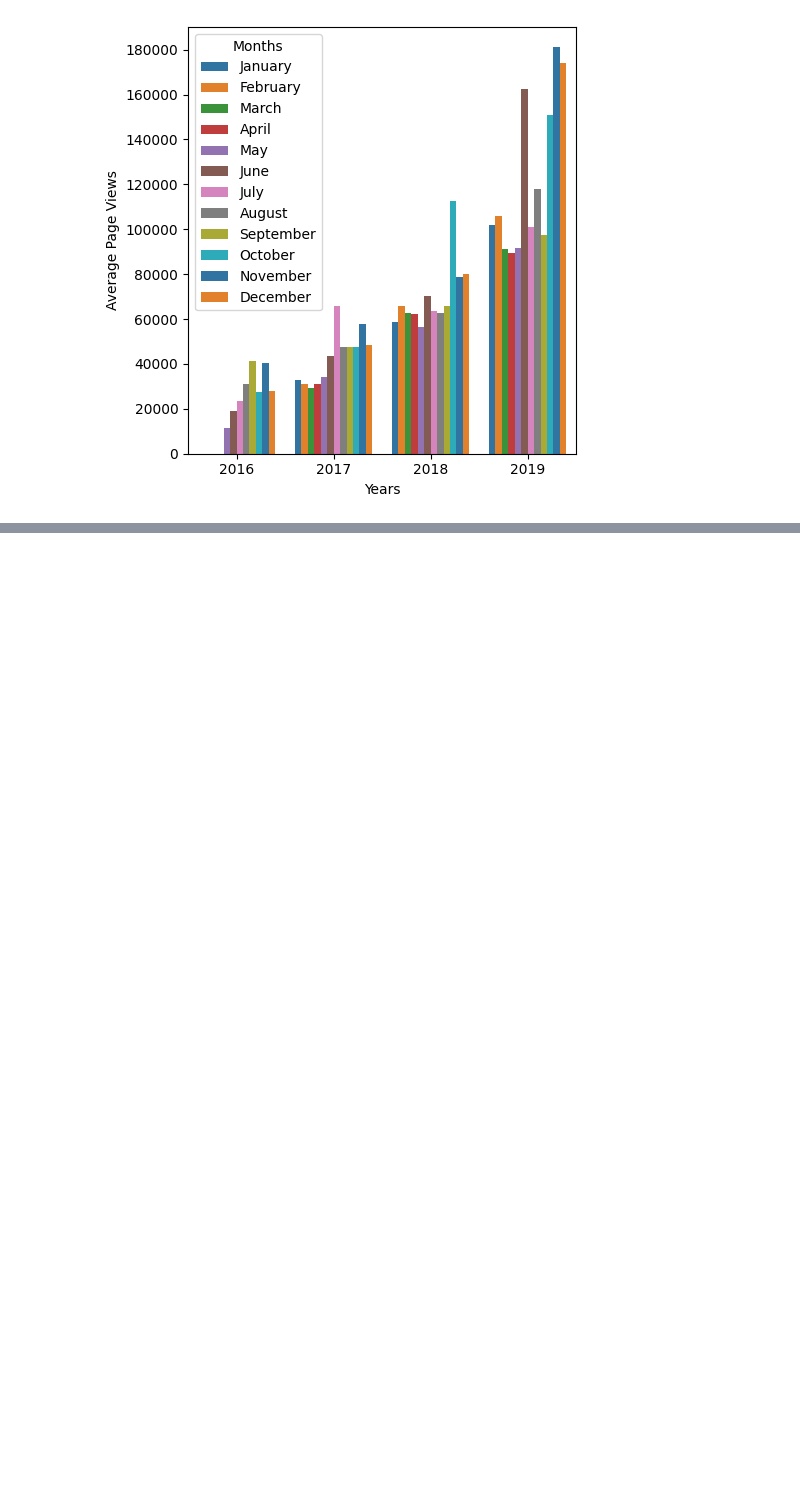
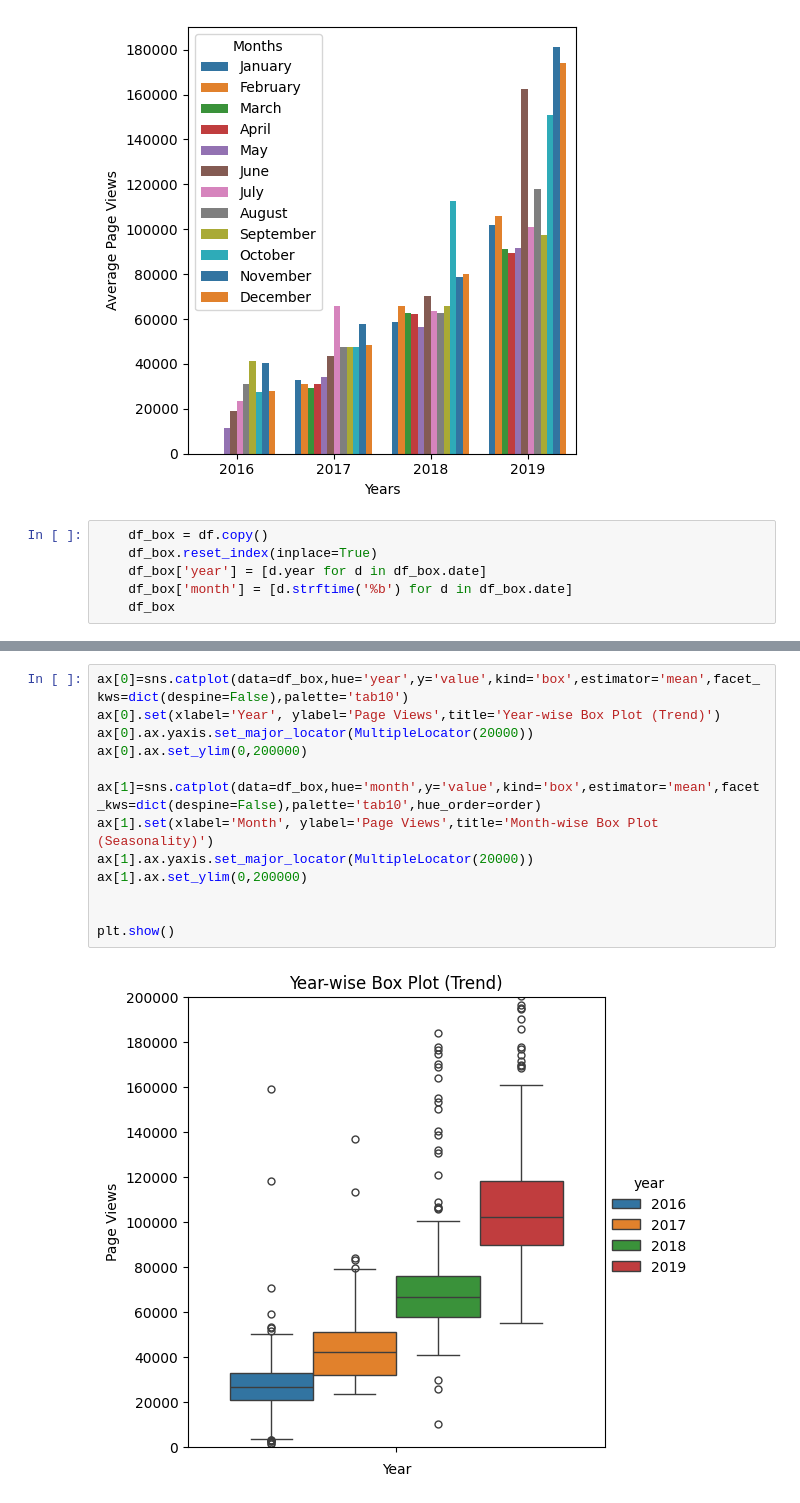
Before and after one commit to roldugina/freecodecamp_data_analysis_projects, a Jupyter notebook: page_view_time_series_visualizer/time_series.ipynb, the cells around one changed output, grey strips where cells are left out. Saved outputs shown, nothing was run; the diff lists cells and outputs as text; blank space fills up the shorter version.

```diff
--- a/page_view_time_series_visualizer/time_series.ipynb
+++ b/page_view_time_series_visualizer/time_series.ipynb
@@ -110,3 +110,9 @@ plt.legend(loc='upper left',title='Months')
 plt.show()
 # %% [output]
 [figure]
+# %%
+    df_box = df.copy()
+    df_box.reset_index(inplace=True)
+    df_box['year'] = [d.year for d in df_box.date]
+    df_box['month'] = [d.strftime('%b') for d in df_box.date]
+    df_box
@@ -112,0 +137,15 @@ plt.show()
+# %%
+ax[0]=sns.catplot(data=df_box,hue='year',y='value',kind='box',estimator='mean',facet_kws=dict(despine=False),palette='tab10')
+ax[0].set(xlabel='Year', ylabel='Page Views',title='Year-wise Box Plot (Trend)')
+ax[0].ax.yaxis.set_major_locator(MultipleLocator(20000))
+ax[0].ax.set_ylim(0,200000)
+
+ax[1]=sns.catplot(data=df_box,hue='month',y='value',kind='box',estimator='mean',facet_kws=dict(despine=False),palette='tab10',hue_order=order)
+ax[1].set(xlabel='Month', ylabel='Page Views',title='Month-wise Box Plot (Seasonality)')
+ax[1].ax.yaxis.set_major_locator(MultipleLocator(20000))
+ax[1].ax.set_ylim(0,200000)
+
+
+plt.show()
+# %% [output]
+[figure, added]
```
Also changed, not shown: parts of 4 cells of this notebook.
